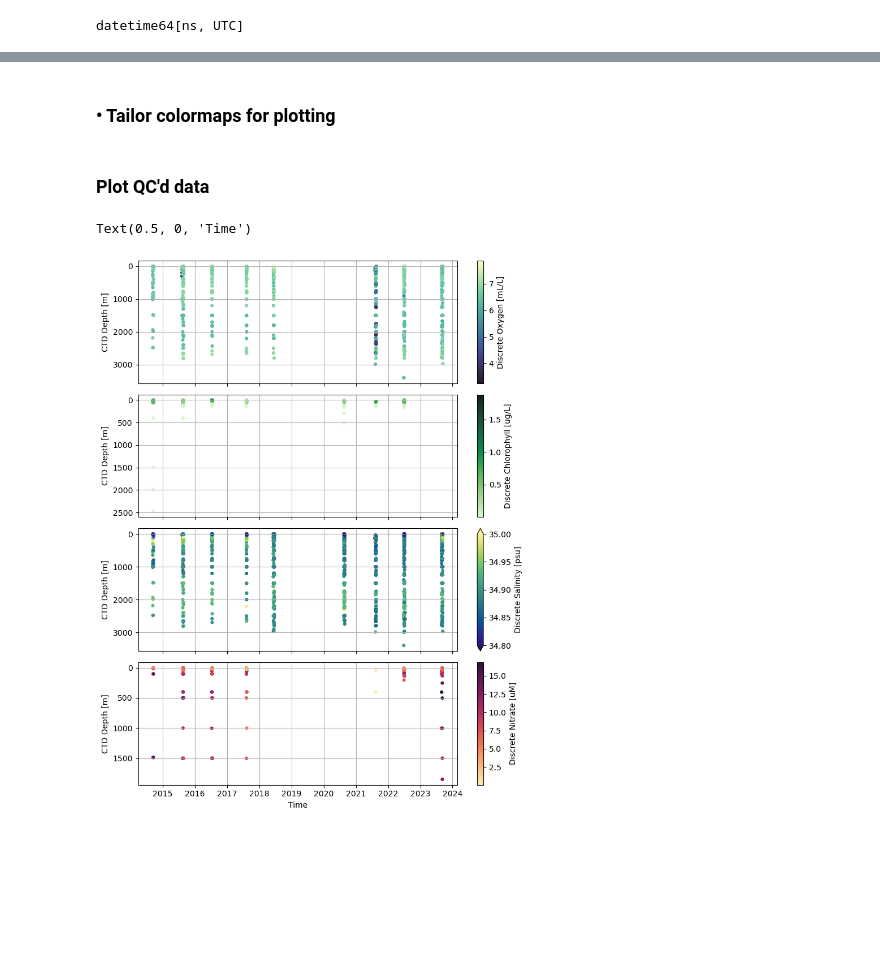
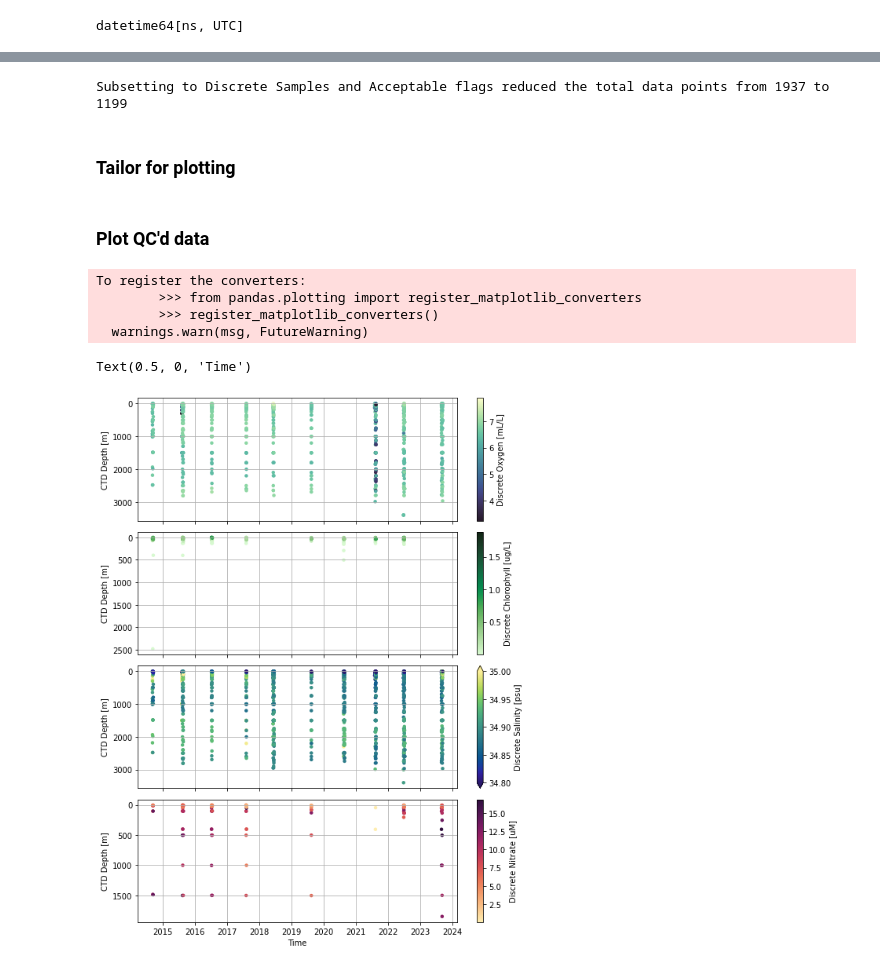
Before and after one commit to cooleyky/ooi-on-bco-dmo, a Jupyter notebook: notebooks/00-OOI-Irminger-discrete-sample-article-figures.ipynb, the cells around one changed output, grey strips where cells are left out. Drawn from its saved outputs; the diff is of its cells as text; code cells hidden in the pictures; blank space fills up the shorter version.

```diff
--- a/notebooks/00-OOI-Irminger-discrete-sample-article-figures.ipynb
+++ b/notebooks/00-OOI-Irminger-discrete-sample-article-figures.ipynb
@@ -96,5 +90,23 @@ Masking by cast and niskin flags reduced the total data points from 1937 to 1774
+# %%
+# Filter for samples with "Acceptable" flags
+# 1 in Bit Position 2 (i.e., 3rd from right)
+flag1 = "*0000000000000100"
+flag2 = "*0000000000000101" # this example had 2 unique "Acceptable" flags
+
+#irm_qc = ooi_irm.query("Discrete_Oxygen_Flag==@flag1 | Discrete_Oxygen_Flag==@flag2")
+irm_qc = ooi_irm.query("Discrete_Oxygen_Flag==@flag1 | Discrete_Oxygen_Flag==@flag2 | Discrete_Salinity_Flag==@flag1 | Discrete_Salinity_Flag==@flag2 | Discrete_Nutrients_Flag==@flag1 | Discrete_Nutrients_Flag==@flag2 | Discrete_Fluorescence_Flag==@flag1 | Discrete_Fluorescence_Flag==@flag2")
+print(f"Subsetting to Discrete Samples and Acceptable flags reduced the total data points from {len(ooi_irm)} to {len(irm_qc)}")
+# %% [output]
+Subsetting to Discrete Samples and Acceptable flags reduced the total data points from 1937 to 1199
 # %% [markdown]
-### •	Tailor colormaps for plotting
+### Tailor for plotting
+# %%
+# for indexing multi-panel plots with matplotlib
+# revise this code to allow for multiple Acceptable flags
+flag_oxy = irm_qc["Discrete_Oxygen_Flag"].astype(str)==flag1
+flag_sal = irm_qc["Discrete_Salinity_Flag"].astype(str)==flag1
+flag_ntr = irm_qc["Discrete_Nutrients_Flag"].astype(str)==flag1
+flag_chl = irm_qc["Discrete_Fluorescence_Flag"].astype(str)==flag1
 # %%
 # Assign colormaps from cmocean package
 cmap_oxy = cmo.deep_r
@@ -134,37 +146,41 @@ axs[0].set_ylabel("CTD Depth [m]")
 # Discrete Chlorophyll
 plt.subplot(4,1,2)
 axs[1].invert_yaxis()
-plt.scatter(x=time, y=irm_qc["CTD_Depth"], s=20,
-            c=irm_qc["Discrete_Chlorophyll"], cmap=cmap_chl,
+plt.scatter(x=time[flag_chl], y=irm_qc["CTD_Depth"][flag_chl], s=20,
+            c=irm_qc["Discrete_Chlorophyll"][flag_chl], cmap=cmap_chl,
             edgecolors="none")
 plt.grid()
 plt.colorbar(label="Discrete Chlorophyll [ug/L]")
 axs[1].set_ylabel("CTD Depth [m]")
 
 # Discrete Salinity
 plt.subplot(4,1,3)
 axs[2].invert_yaxis()
 plt.scatter(x=time[flag_sal], y=irm_qc["CTD_Depth"][flag_sal], s=20,
             c=irm_qc["Discrete_Salinity"][flag_sal], cmap=cmap_salt,
             edgecolors="none", vmin=34.8, vmax=35)
 plt.grid()
 plt.colorbar(label="Discrete Salinity [psu]", extend='both')
 axs[2].set_ylabel("CTD Depth [m]")
 
 # Discrete Nitrate
 plt.subplot(4,1,4)
 axs[3].invert_yaxis()
 plt.scatter(x=time[flag_ntr], y=irm_qc["CTD_Depth"][flag_ntr], s=20,
             c=irm_qc["Discrete_Nitrate"][flag_ntr], cmap=cmap_nitr,
             edgecolors="none")
 plt.grid()
 plt.colorbar(label="Discrete Nitrate [uM]")
 axs[3].set_ylabel("CTD Depth [m]")
 
 axs[3].set_xlabel("Time")
 # %% [output]
-Text(0.5, 0, 'Time')
+To register the converters:
+        >>> from pandas.plotting import register_matplotlib_converters
+        >>> register_matplotlib_converters()
+  warnings.warn(msg, FutureWarning)
+Text(0.5, 0, 'Time')
-[figure, old version]
+[figure, new version]
 # %%
 # Create the subplots with time indicated by color
 fig, axs = plt.subplots(1, 3, figsize=(8,4), sharey=True, constrained_layout=True)
```
Also changed, not shown: parts of 6 cells of this notebook, 1 other file.
